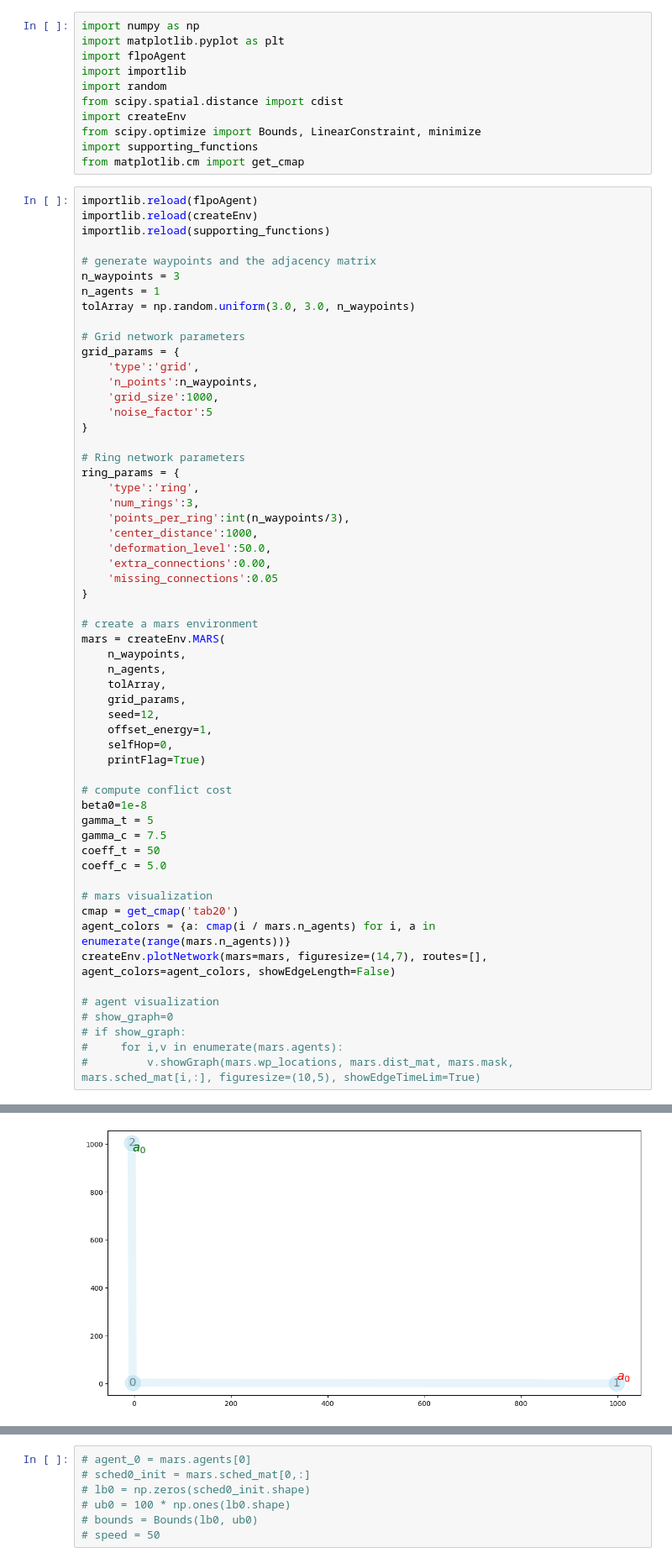
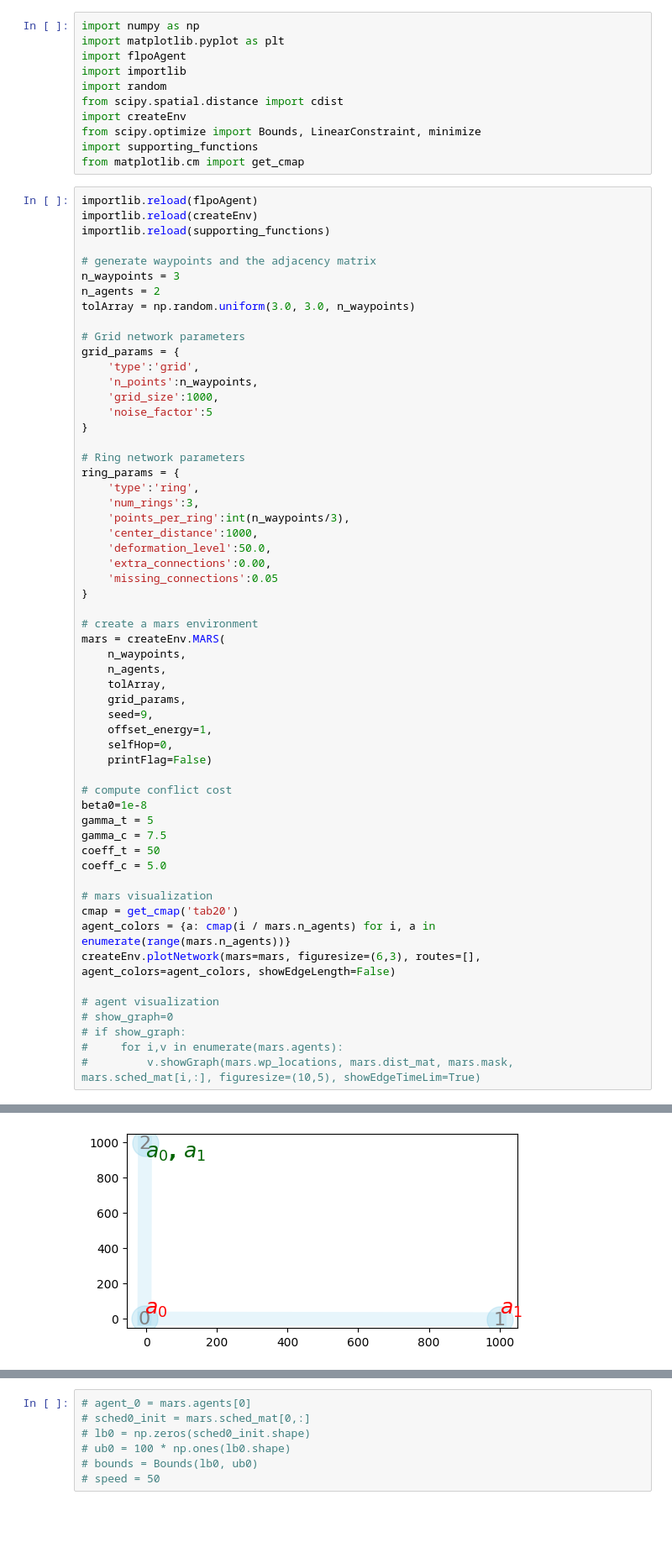
Before and after one commit to dt-1729/ULI_NASA, a Jupyter notebook: UTM_scheduling_and_routing/test_CLF_CBF.ipynb, the cells around one changed output, grey strips where cells are left out. Shown: that part at 84% size. Saved outputs shown, nothing was run; the diff lists cells and outputs as text; blank space fills up the shorter version.

```diff
--- a/UTM_scheduling_and_routing/test_CLF_CBF.ipynb
+++ b/UTM_scheduling_and_routing/test_CLF_CBF.ipynb
@@ -16,7 +16,7 @@ importlib.reload(supporting_functions)
 
 # generate waypoints and the adjacency matrix
 n_waypoints = 3
-n_agents = 1
+n_agents = 2
 tolArray = np.random.uniform(3.0, 3.0, n_waypoints)
 
 # Grid network parameters
@@ -44,10 +44,10 @@ mars = createEnv.MARS(
     n_agents,
     tolArray,
     grid_params,
-    seed=12,
+    seed=9,
     offset_energy=1,
     selfHop=0,
-    printFlag=True)
+    printFlag=False)
 
 # compute conflict cost
 beta0=1e-8
@@ -59,7 +59,7 @@ coeff_c = 5.0
 # mars visualization
 cmap = get_cmap('tab20')
 agent_colors = {a: cmap(i / mars.n_agents) for i, a in enumerate(range(mars.n_agents))}
-createEnv.plotNetwork(mars=mars, figuresize=(14,7), routes=[], agent_colors=agent_colors, showEdgeLength=False)
+createEnv.plotNetwork(mars=mars, figuresize=(6,3), routes=[], agent_colors=agent_colors, showEdgeLength=False)
 
 # agent visualization
 # show_graph=0
@@ -87 +70 @@ speed_vec:
-[figure, old version]
+[figure, new version]
```
Also changed, not shown: parts of 28 cells of this notebook, 1 other file.
